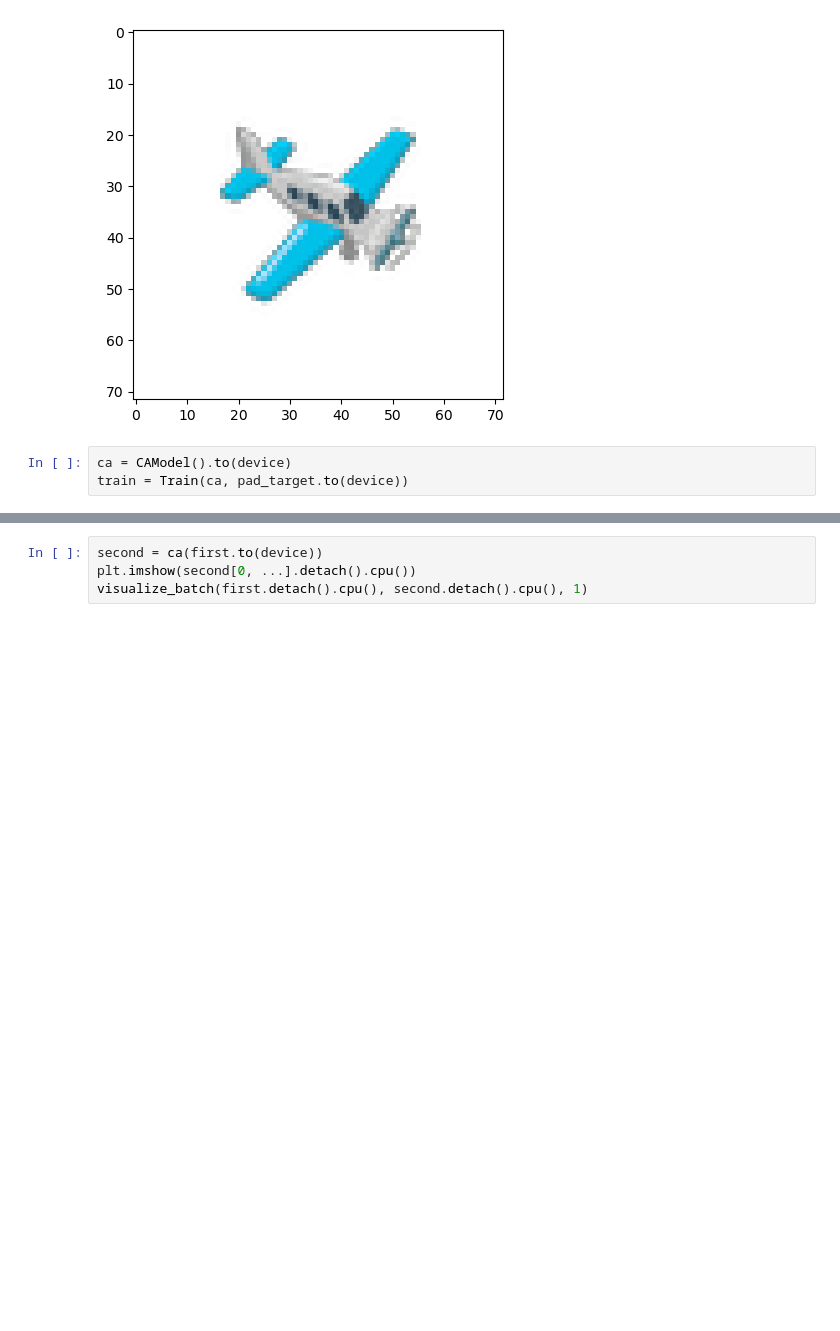
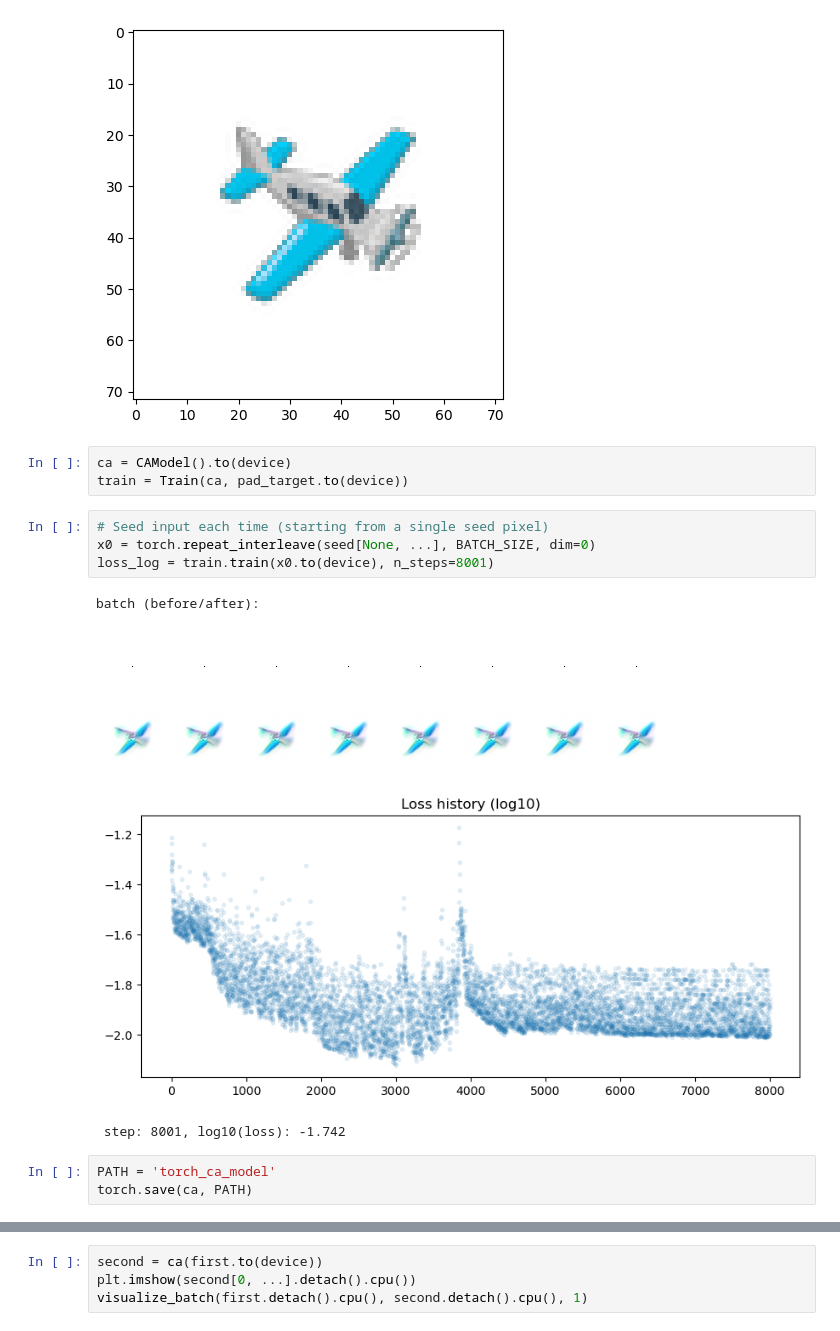
Before and after one commit to Radevsi/cellular-automata, a Jupyter notebook: Original_CA_PyTorch.ipynb, the cells around one changed output, grey strips where cells are left out. Cells and saved outputs as stored; diff of their text form; blank space fills up the shorter version.

```diff
--- a/Original_CA_PyTorch.ipynb
+++ b/Original_CA_PyTorch.ipynb
@@ -307,3 +311,15 @@ plt.show()
 # %%
 ca = CAModel().to(device)
 train = Train(ca, pad_target.to(device))
+# %%
+# Seed input each time (starting from a single seed pixel)
+x0 = torch.repeat_interleave(seed[None, ...], BATCH_SIZE, dim=0)
+loss_log = train.train(x0.to(device), n_steps=8001)
+# %% [output]
+batch (before/after):
+[figure, added]
+[figure, added]
+ step: 8001, log10(loss): -1.742
+# %%
+PATH = 'torch_ca_model'
+torch.save(ca, PATH)
```
Also changed, not shown: parts of 9 cells of this notebook, 1 other file.
